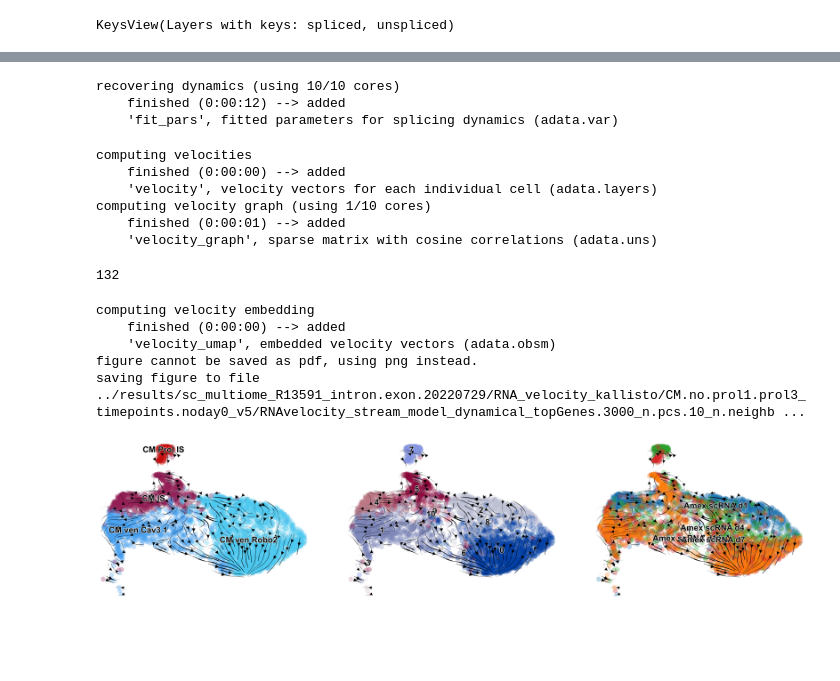
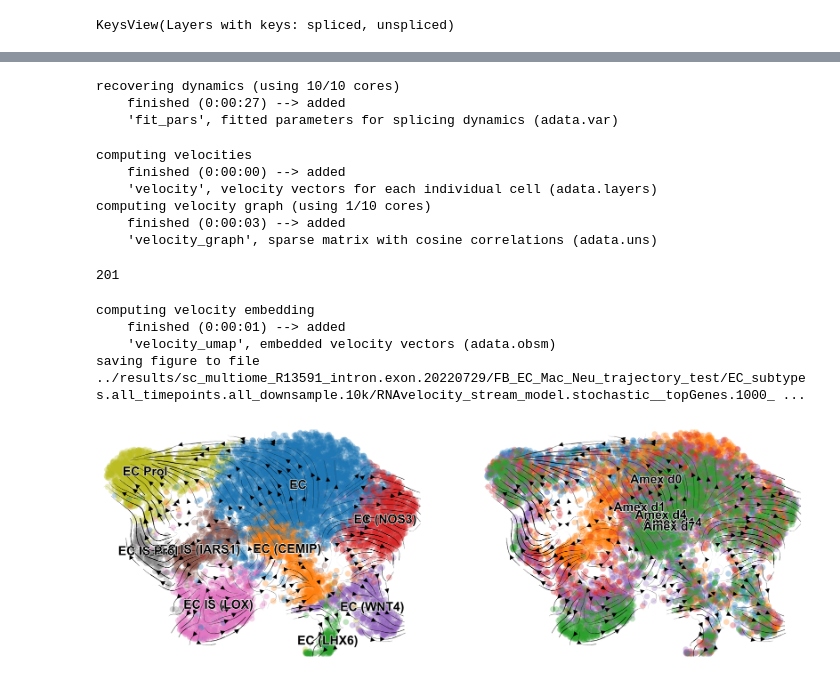
Before and after one commit to lengfei5/heart_regeneration, a Jupyter notebook: scripts/run_PAGA.ipynb, the cells around one changed output, grey strips where cells are left out. Drawn from its saved outputs; the diff is of its cells as text; code cells hidden in the pictures; blank space fills up the shorter version.

Commit message:
test the EC trajectory

```diff
--- a/scripts/run_PAGA.ipynb
+++ b/scripts/run_PAGA.ipynb
@@ -23,5 +23,6 @@ os.getcwd()
 # %%
 ## start to import the data
 # %%
-data_version = 'CM.no.prol1.prol3_timepoints.noday0_v5'
+input_Dir = "../results/sc_multiome_R13591_intron.exon.20220729/FB_EC_Mac_Neu_trajectory_test/"
+data_version = 'EC_subtypes.all_timepoints.all_downsample.10k'
 # %%
@@ -37,3 +35,6 @@ parameters = '_topGenes.3000_n.pcs.10_n.neighbors.30'
+# %%
+sc.settings.figdir = outDir + '/'
+scv.settings.figdir = outDir + '/'
 # %%
 adata = sc.read_h5ad(data_seuratObj, chunk_size=6000)
 # %%
@@ -64,2 +65,4 @@ scv.pl.proportions(adata, groupby='condition')
+# %%
+parameters = '_topGenes.1000_n.pcs.30_n.neighbors.10'
 # %%
 scv.pp.filter_and_normalize(adata,
@@ -115,34 +111,36 @@ in Networkx 3.0. Use `from_scipy_sparse_array` instead.
 scv.tl.recover_dynamics(adata, n_jobs=10, max_iter=10)
 # %% [output]
 recovering dynamics (using 10/10 cores)
-    finished (0:00:12) --> added
+    finished (0:00:27) --> added
     'fit_pars', fitted parameters for splicing dynamics (adata.var)
+# %%
+## here start the RNA velocity
+#model = 'dynamical'
+model = "steady_state"
+model = "stochastic"
 # %%
-#scv.tl.velocity(adata, mode="dynamical")
-#scv.tl.velocity(adata, mode="steady_state")
-scv.tl.velocity(adata, mode="stochastic")
+scv.tl.velocity(adata, mode=model)
 scv.tl.velocity_graph(adata, approx = None, sqrt_transform = None)
 # %% [output]
 computing velocities
     finished (0:00:00) --> added
     'velocity', velocity vectors for each individual cell (adata.layers)
 computing velocity graph (using 1/10 cores)
-    finished (0:00:01) --> added
+    finished (0:00:03) --> added
     'velocity_graph', sparse matrix with cosine correlations (adata.uns)
 # %%
 print(adata.var.velocity_genes.sum()) # check the genes used for RNA velocity
 # %% [output]
-132
+201
 # %%
 scv.pl.velocity_embedding_stream(
     adata, basis="umap", smooth=0.5, min_mass=1,
-    legend_fontsize=12, title="", color = ['celltypes',  'cluster', 'condition'],
-    save=os.path.join(outDir, "RNAvelocity_stream_model_dynamical" + parameters + ".pdf"))
+    legend_fontsize=12, title="", color = ['celltypes', 'condition'],
+    save=os.path.join(outDir, "RNAvelocity_stream_model." + model + '_' + parameters + ".pdf"))
 # %% [output]
 computing velocity embedding
-    finished (0:00:00) --> added
+    finished (0:00:01) --> added
     'velocity_umap', embedded velocity vectors (adata.obsm)
-figure cannot be saved as pdf, using png instead.
-saving figure to file ../results/sc_multiome_R13591_intron.exon.20220729/RNA_velocity_kallisto/CM.no.prol1.prol3_timepoints.noday0_v5/RNAvelocity_stream_model_dynamical_topGenes.3000_n.pcs.10_n.neighb ...
+saving figure to file ../results/sc_multiome_R13591_intron.exon.20220729/FB_EC_Mac_Neu_trajectory_test/EC_subtypes.all_timepoints.all_downsample.10k/RNAvelocity_stream_model.stochastic__topGenes.1000_ ...
-[figure, old version]
+[figure, new version]
 # %%
```
Also changed, not shown: parts of 11 cells of this notebook, 2 other files.
